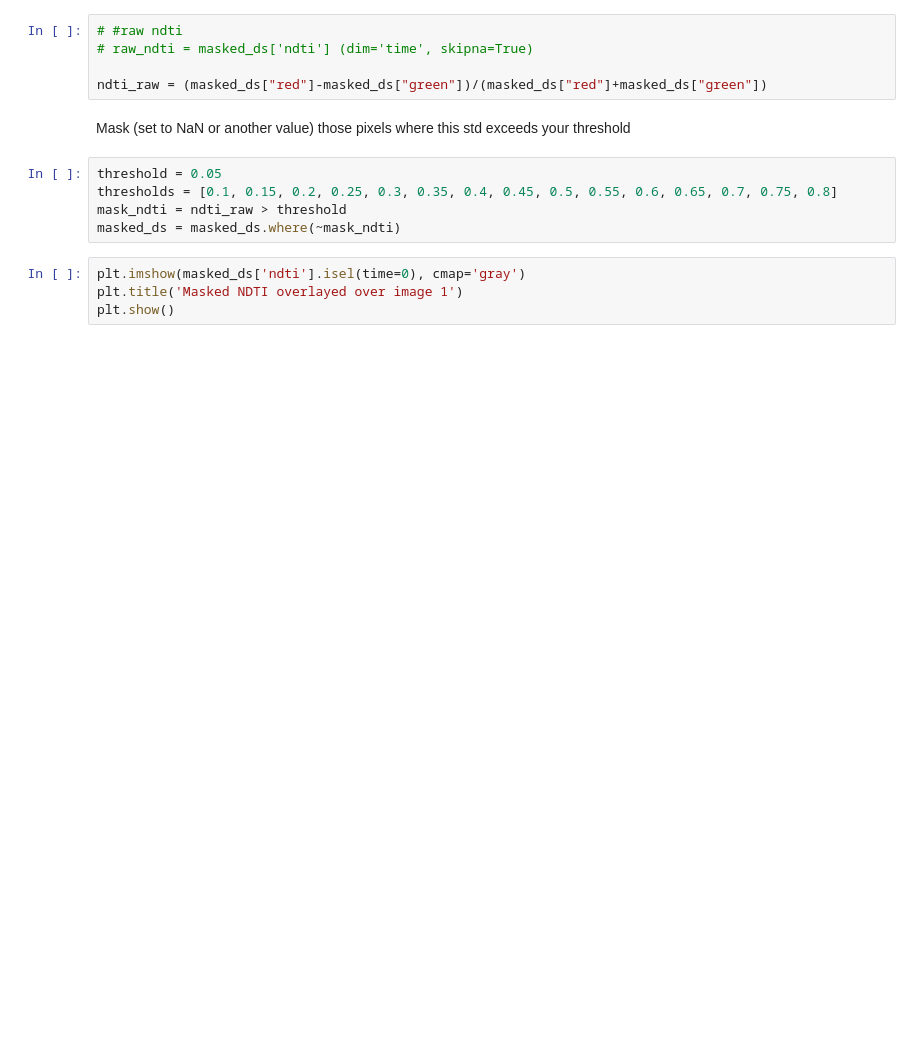
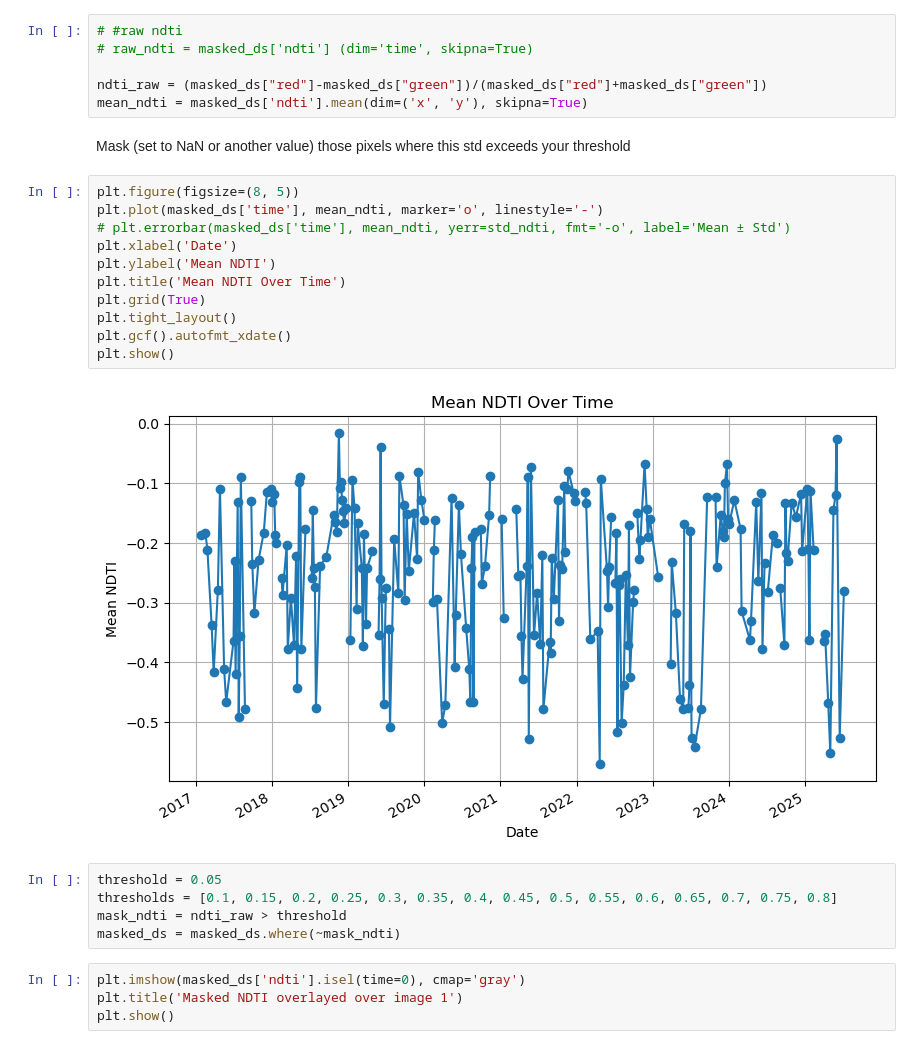
Before and after one commit to digitalearthpacific/water-quality, a Jupyter notebook: coastal/drafts/ndti-multiyear-stats-navua-cloud-masked.ipynb, the cells around one changed output. Saved outputs shown, nothing was run; the diff lists cells and outputs as text; blank space fills up the shorter version.

Commit message:
updated from raw to mean

```diff
--- a/coastal/drafts/ndti-multiyear-stats-navua-cloud-masked.ipynb
+++ b/coastal/drafts/ndti-multiyear-stats-navua-cloud-masked.ipynb
@@ -259,8 +262,22 @@ ndti.isel(time=10).odc.explore(cmap='BrBG_r', vmin=-0.2, vmax=0.2)
 # raw_ndti = masked_ds['ndti'] (dim='time', skipna=True)
 
 ndti_raw = (masked_ds["red"]-masked_ds["green"])/(masked_ds["red"]+masked_ds["green"])
+mean_ndti = masked_ds['ndti'].mean(dim=('x', 'y'), skipna=True)
 # %% [markdown]
 Mask (set to NaN or another value) those pixels where this std exceeds your threshold
+# %%
+plt.figure(figsize=(8, 5))
+plt.plot(masked_ds['time'], mean_ndti, marker='o', linestyle='-')
+# plt.errorbar(masked_ds['time'], mean_ndti, yerr=std_ndti, fmt='-o', label='Mean ± Std')
+plt.xlabel('Date')
+plt.ylabel('Mean NDTI')
+plt.title('Mean NDTI Over Time')
+plt.grid(True)
+plt.tight_layout()
+plt.gcf().autofmt_xdate()
+plt.show()
+# %% [output]
+[figure, added]
 # %%
 threshold = 0.05
 thresholds = [0.1, 0.15, 0.2, 0.25, 0.3, 0.35, 0.4, 0.45, 0.5, 0.55, 0.6, 0.65, 0.7, 0.75, 0.8]
```
Also changed, not shown: parts of 11 cells of this notebook, 4 other files.
